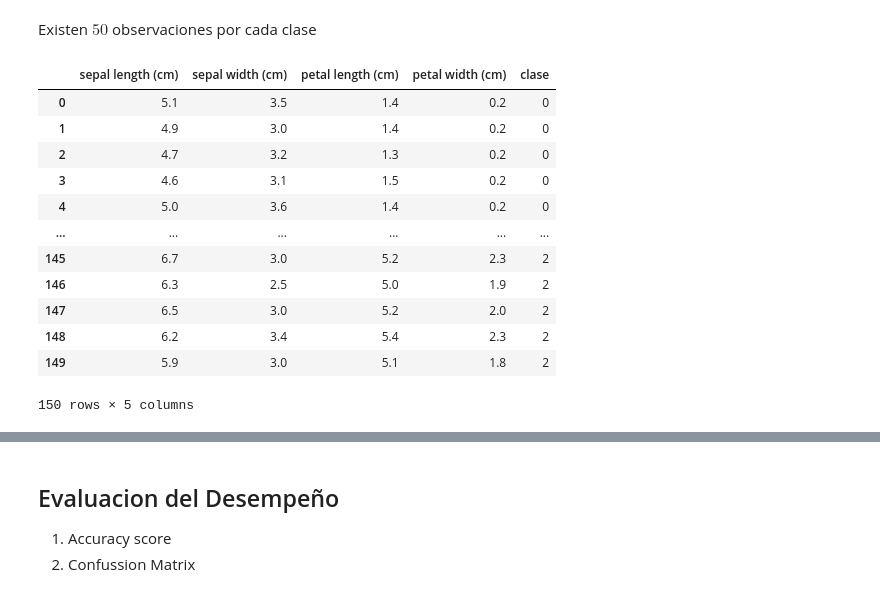
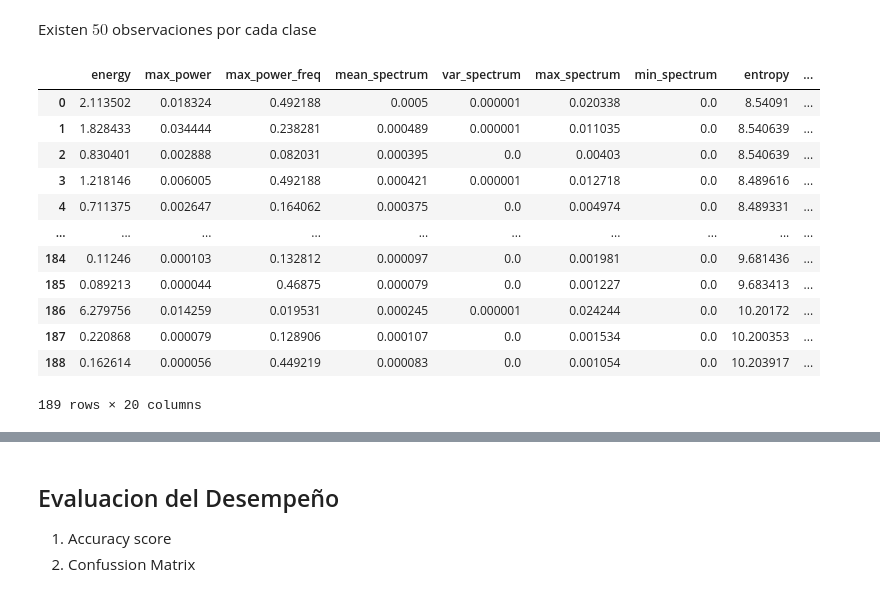
Before and after one commit to cabb1808/miniproyecto1, a Jupyter notebook: MiniProyecto2.ipynb, the cells around one changed output, grey strips where cells are left out. Cells and saved outputs as stored; diff of their text form; code cells hidden in the pictures.

```diff
--- a/MiniProyecto2.ipynb
+++ b/MiniProyecto2.ipynb
@@ -37,23 +50,33 @@ import pandas as pd
+# %%
+from sklearn.linear_model import LogisticRegression
+from sklearn.naive_bayes import GaussianNB
+import numpy as np
+
+data = pd.read_csv('dfMinip1.csv') # Cargamos el dataframe.
+X=data.values[:,:-1]
+y=data.Type
+features=data.axes[1][:-1]
+target_name=['Locales','Regionales','Telesismo']
 # %% [markdown]
 Existen $50$ observaciones por cada clase
 # %%
-dfIRIS = pd.DataFrame(X,columns = dB.feature_names)
-dfIRIS['clase'] = y
-dfIRIS
+df = pd.DataFrame(X,columns = features)
+df['clase'] = y
+df
 # %% [output]
-|  | sepal length (cm) | sepal width (cm) | petal length (cm) | petal width (cm) | clase |
-| 0 | 5.1 | 3.5 | 1.4 | 0.2 | 0 |
-| 1 | 4.9 | 3.0 | 1.4 | 0.2 | 0 |
-| 2 | 4.7 | 3.2 | 1.3 | 0.2 | 0 |
-| 3 | 4.6 | 3.1 | 1.5 | 0.2 | 0 |
-| 4 | 5.0 | 3.6 | 1.4 | 0.2 | 0 |
-| ... | ... | ... | ... | ... | ... |
-| 145 | 6.7 | 3.0 | 5.2 | 2.3 | 2 |
-| 146 | 6.3 | 2.5 | 5.0 | 1.9 | 2 |
-| 147 | 6.5 | 3.0 | 5.2 | 2.0 | 2 |
-| 148 | 6.2 | 3.4 | 5.4 | 2.3 | 2 |
-| 149 | 5.9 | 3.0 | 5.1 | 1.8 | 2 |
+|  | energy | max_power | max_power_freq | mean_spectrum | var_spectrum | max_spectrum | min_spectrum | entropy | ... |
+| 0 | 2.113502 | 0.018324 | 0.492188 | 0.0005 | 0.000001 | 0.020338 | 0.0 | 8.54091 | ... |
+| 1 | 1.828433 | 0.034444 | 0.238281 | 0.000489 | 0.000001 | 0.011035 | 0.0 | 8.540639 | ... |
+| 2 | 0.830401 | 0.002888 | 0.082031 | 0.000395 | 0.0 | 0.00403 | 0.0 | 8.540639 | ... |
+| 3 | 1.218146 | 0.006005 | 0.492188 | 0.000421 | 0.000001 | 0.012718 | 0.0 | 8.489616 | ... |
+| 4 | 0.711375 | 0.002647 | 0.164062 | 0.000375 | 0.0 | 0.004974 | 0.0 | 8.489331 | ... |
+| ... | ... | ... | ... | ... | ... | ... | ... | ... | ... |
+| 184 | 0.11246 | 0.000103 | 0.132812 | 0.000097 | 0.0 | 0.001981 | 0.0 | 9.681436 | ... |
+| 185 | 0.089213 | 0.000044 | 0.46875 | 0.000079 | 0.0 | 0.001227 | 0.0 | 9.683413 | ... |
+| 186 | 6.279756 | 0.014259 | 0.019531 | 0.000245 | 0.000001 | 0.024244 | 0.0 | 10.20172 | ... |
+| 187 | 0.220868 | 0.000079 | 0.128906 | 0.000107 | 0.0 | 0.001534 | 0.0 | 10.200353 | ... |
+| 188 | 0.162614 | 0.000056 | 0.449219 | 0.000083 | 0.0 | 0.001054 | 0.0 | 10.203917 | ... |
-150 rows × 5 columns
+189 rows × 20 columns
 # %%
 import seaborn as sns
 
```
Also changed, not shown: parts of 16 cells of this notebook.
